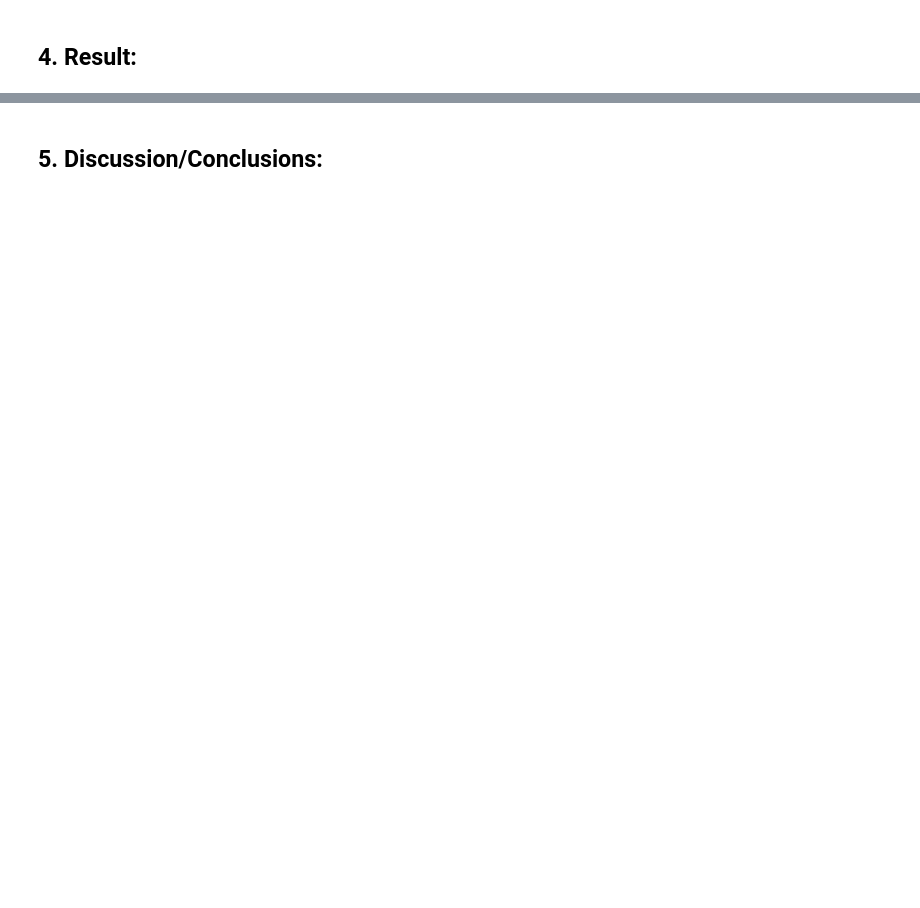
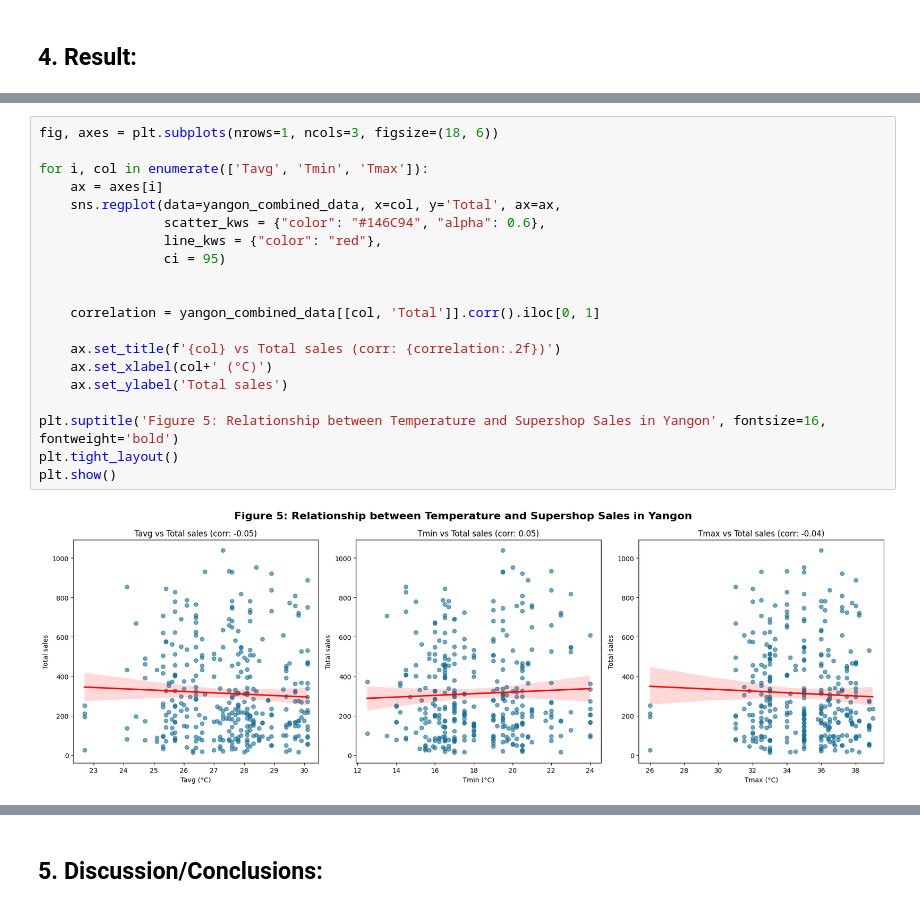
Before and after one commit to jvalue/made-template, a Jupyter notebook: project/report.ipynb, the cells around one changed output, grey strips where cells are left out. Saved outputs shown, nothing was run; the diff lists cells and outputs as text; blank space fills up the shorter version.

```diff
--- a/project/report.ipynb
+++ b/project/report.ipynb
@@ -330,0 +438,22 @@ Inspired by Jayvee, my coursemate Badiuzzaman Pranto, and I collaborated on the
+# %%
+fig, axes = plt.subplots(nrows=1, ncols=3, figsize=(18, 6))
+
+for i, col in enumerate(['Tavg', 'Tmin', 'Tmax']):
+    ax = axes[i]
+    sns.regplot(data=yangon_combined_data, x=col, y='Total', ax=ax,
+                scatter_kws = {"color": "#146C94", "alpha": 0.6},
+                line_kws = {"color": "red"},
+                ci = 95)
+
+
+    correlation = yangon_combined_data[[col, 'Total']].corr().iloc[0, 1]
+
+    ax.set_title(f'{col} vs Total sales (corr: {correlation:.2f})')
+    ax.set_xlabel(col+' (°C)')
+    ax.set_ylabel('Total sales')
+
+plt.suptitle('Figure 5: Relationship between Temperature and Supershop Sales in Yangon', fontsize=16, fontweight='bold')
+plt.tight_layout()
+plt.show()
+# %% [output]
+[figure, added]
```
Also changed, not shown: parts of 22 cells of this notebook, 2 other files.
